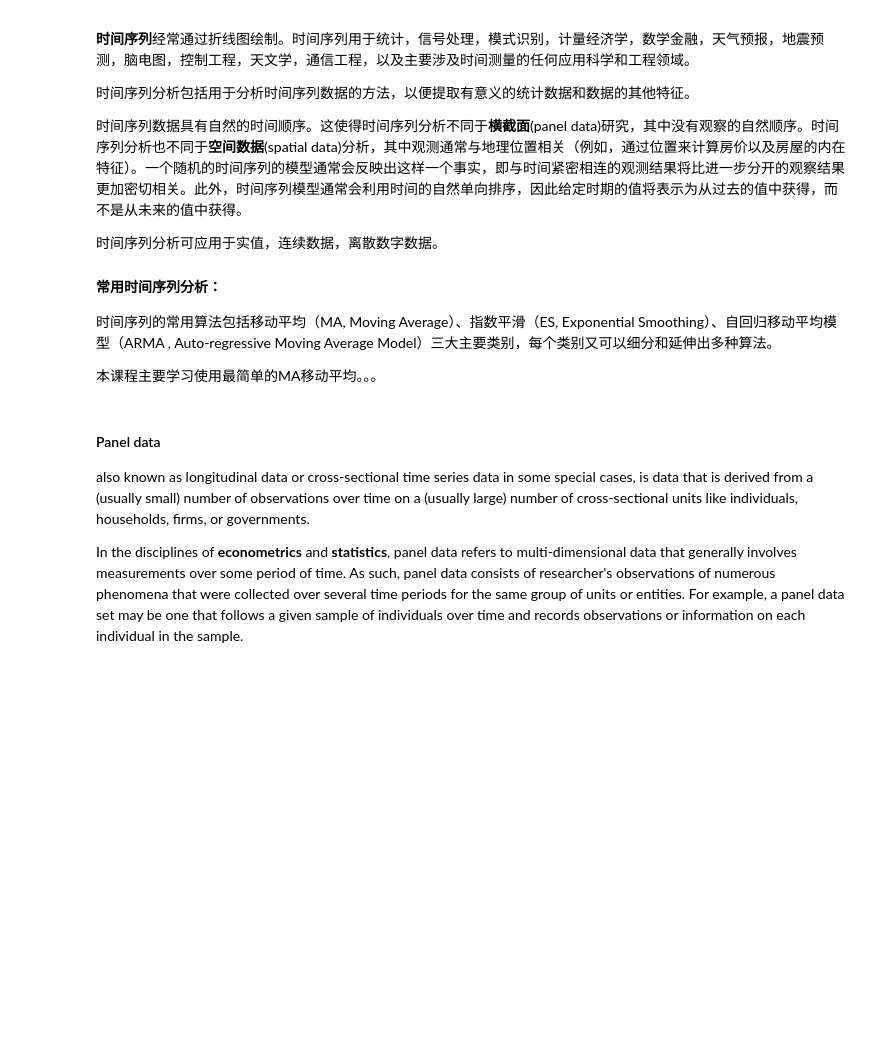
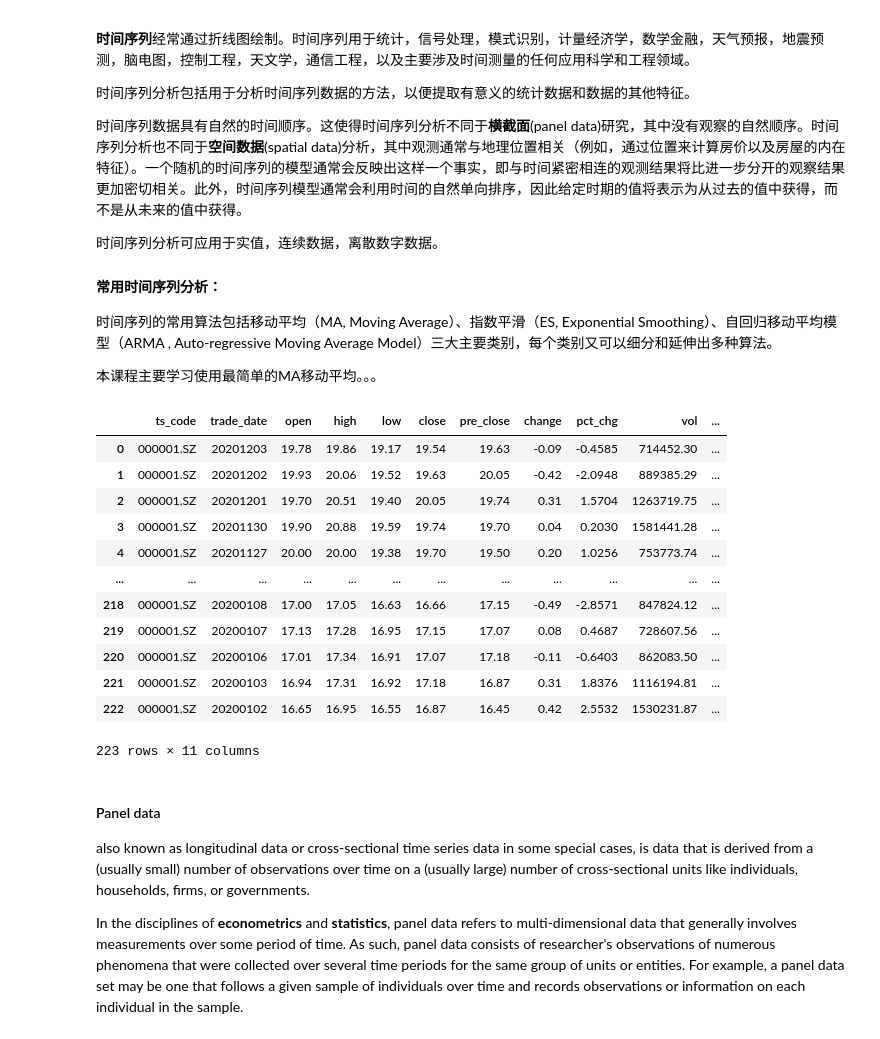
Before and after one commit to xinihe/jrxy_python_course, a Jupyter notebook: ProgramSession/time_series_learn.ipynb, the cells around one changed output. Cells and saved outputs as stored; diff of their text form; code cells hidden in the pictures; blank space fills up the shorter version.

```diff
--- a/ProgramSession/time_series_learn.ipynb
+++ b/ProgramSession/time_series_learn.ipynb
@@ -17,16 +17,30 @@
 # %%
 ## Importing Packages and Data
 
 import pandas as pd
 import tushare as ts
 import matplotlib.pyplot as plt
 
 tushare_token = '1c8b06446534ae510c8c68e38fc248b99f89ac3814cb55645ae2be72'  # 请在 tushare.pro 网站注册并且告知学生身份，可以取得你的token
 pro = ts.pro_api(tushare_token)
 
-df = pro.daily(ts_code='000001.SZ', start_date='20200101', end_date='20201127')
+df = pro.daily(ts_code='000001.SZ', start_date='20200101', end_date='20201204')
 cprice = df[['trade_date','close']].set_index('trade_date')
-#df
+df
+# %% [output]
+|  | ts_code | trade_date | open | high | low | close | pre_close | change | pct_chg | vol | ... |
+| 0 | 000001.SZ | 20201203 | 19.78 | 19.86 | 19.17 | 19.54 | 19.63 | -0.09 | -0.4585 | 714452.30 | ... |
+| 1 | 000001.SZ | 20201202 | 19.93 | 20.06 | 19.52 | 19.63 | 20.05 | -0.42 | -2.0948 | 889385.29 | ... |
+| 2 | 000001.SZ | 20201201 | 19.70 | 20.51 | 19.40 | 20.05 | 19.74 | 0.31 | 1.5704 | 1263719.75 | ... |
+| 3 | 000001.SZ | 20201130 | 19.90 | 20.88 | 19.59 | 19.74 | 19.70 | 0.04 | 0.2030 | 1581441.28 | ... |
+| 4 | 000001.SZ | 20201127 | 20.00 | 20.00 | 19.38 | 19.70 | 19.50 | 0.20 | 1.0256 | 753773.74 | ... |
+| ... | ... | ... | ... | ... | ... | ... | ... | ... | ... | ... | ... |
+| 218 | 000001.SZ | 20200108 | 17.00 | 17.05 | 16.63 | 16.66 | 17.15 | -0.49 | -2.8571 | 847824.12 | ... |
+| 219 | 000001.SZ | 20200107 | 17.13 | 17.28 | 16.95 | 17.15 | 17.07 | 0.08 | 0.4687 | 728607.56 | ... |
+| 220 | 000001.SZ | 20200106 | 17.01 | 17.34 | 16.91 | 17.07 | 17.18 | -0.11 | -0.6403 | 862083.50 | ... |
+| 221 | 000001.SZ | 20200103 | 16.94 | 17.31 | 16.92 | 17.18 | 16.87 | 0.31 | 1.8376 | 1116194.81 | ... |
+| 222 | 000001.SZ | 20200102 | 16.65 | 16.95 | 16.55 | 16.87 | 16.45 | 0.42 | 2.5532 | 1530231.87 | ... |
+223 rows × 11 columns
 # %% [markdown]
 #### Panel data
 
```
Also changed, not shown: parts of 5 cells of this notebook, 4 other files.
